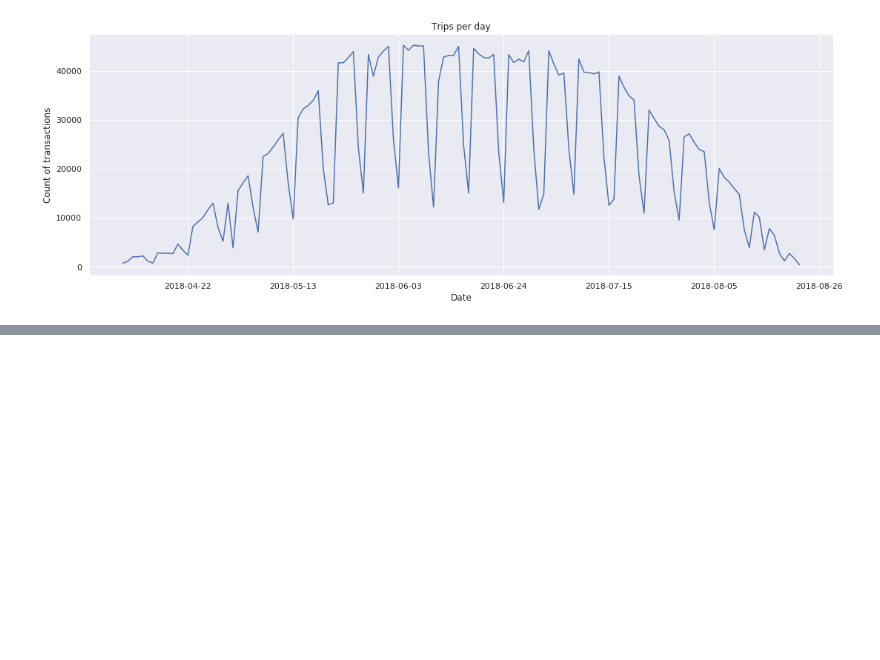
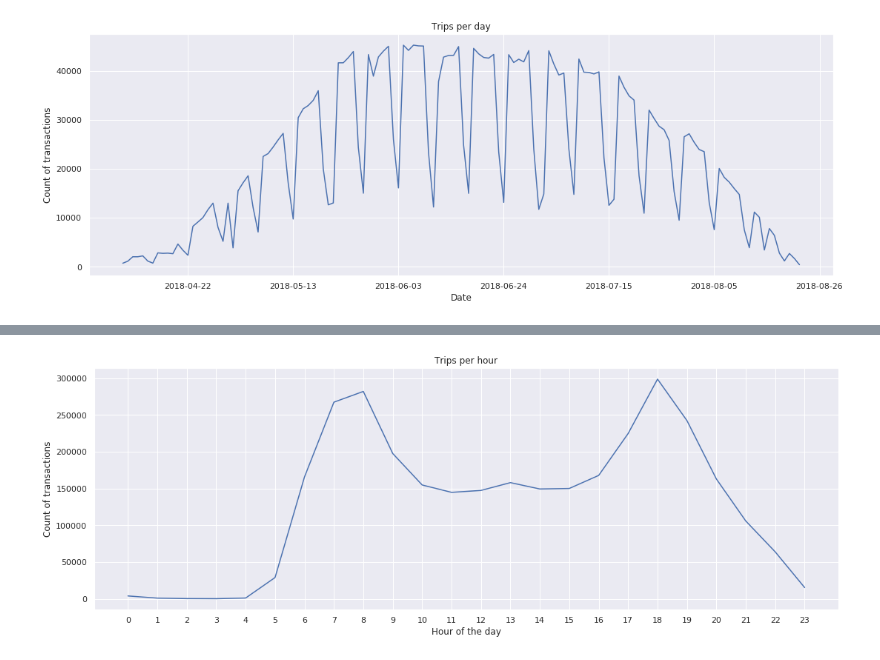
Before and after one commit to nvenegas-oliva/improve_transport, a Jupyter notebook: notebooks/20180918.ipynb, the cells around one changed output, grey strips where cells are left out. Saved outputs shown, nothing was run; the diff lists cells and outputs as text; code cells hidden in the pictures; blank space fills up the shorter version.

```diff
--- a/notebooks/20180918.ipynb
+++ b/notebooks/20180918.ipynb
@@ -172,0 +173,10 @@ _ = plt.xticks(week_count.index, week_count.index.strftime("%a %d-%m-%Y"), rotat
+# %%
+hour_count = trips.groupby(trips.index.hour).count()['activity']
+_ = plt.figure(figsize=(18, 6))
+_ = plt.plot(hour_count)
+_ = plt.title("Trips per hour")
+_ = plt.xlabel('Hour of the day')
+_ = plt.ylabel('Count of transactions')
+_ = plt.xticks(hour_count.index, hour_count.index)
+# %% [output]
+[figure, added]
```
Also changed, not shown: parts of 1 cell of this notebook.
